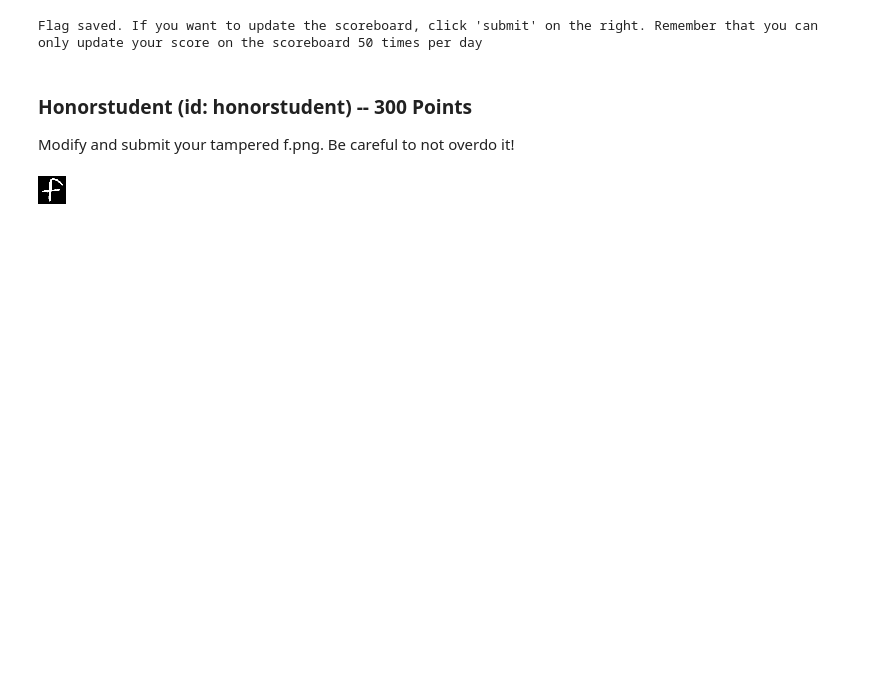
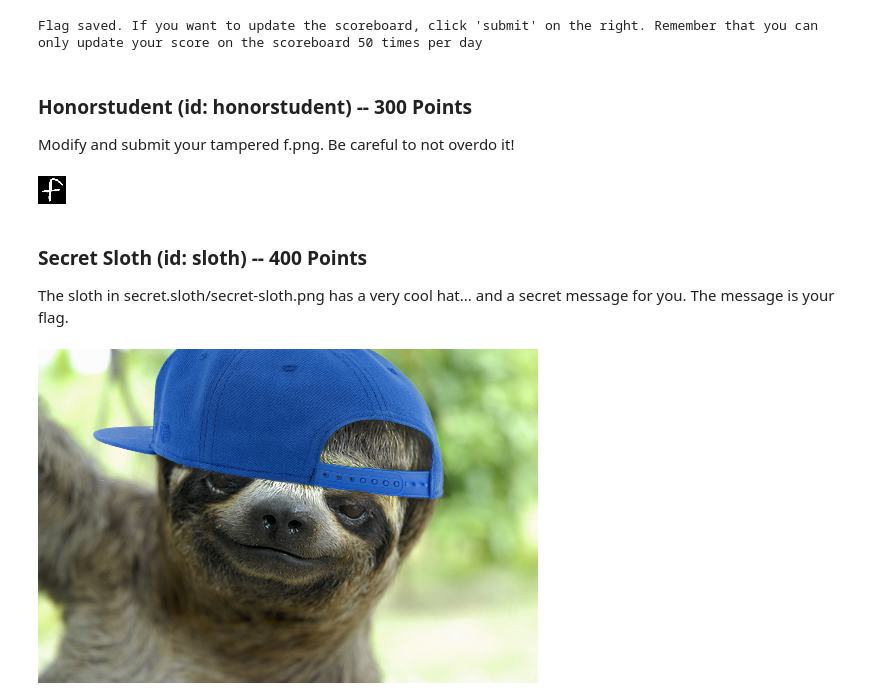
Before and after one commit to anubhavde/jubilant-robot-hacker, a Jupyter notebook: submission.ipynb, the cells around one changed output. Drawn from its saved outputs; the diff is of its cells as text; code cells hidden in the pictures; blank space fills up the shorter version.

```diff
--- a/submission.ipynb
+++ b/submission.ipynb
@@ -271,3 +425,11 @@ Modify and submit your tampered f.png. Be careful to not overdo it!
 Ima(filename='/home/linux/Workspace/ai-village-ctf/honorstudent/f.png')
 # %% [output]
 [figure]
+# %% [markdown]
+### **Secret Sloth (id: sloth) -- 400 Points**
+
+The sloth in secret.sloth/secret-sloth.png has a very cool hat... and a secret message for you. The message is your flag.
+# %%
+Ima(filename='/home/linux/Workspace/ai-village-ctf/secret.sloth/secret-sloth.png')
+# %% [output]
+[figure, added]
```
Also changed, not shown: parts of 31 cells of this notebook.
